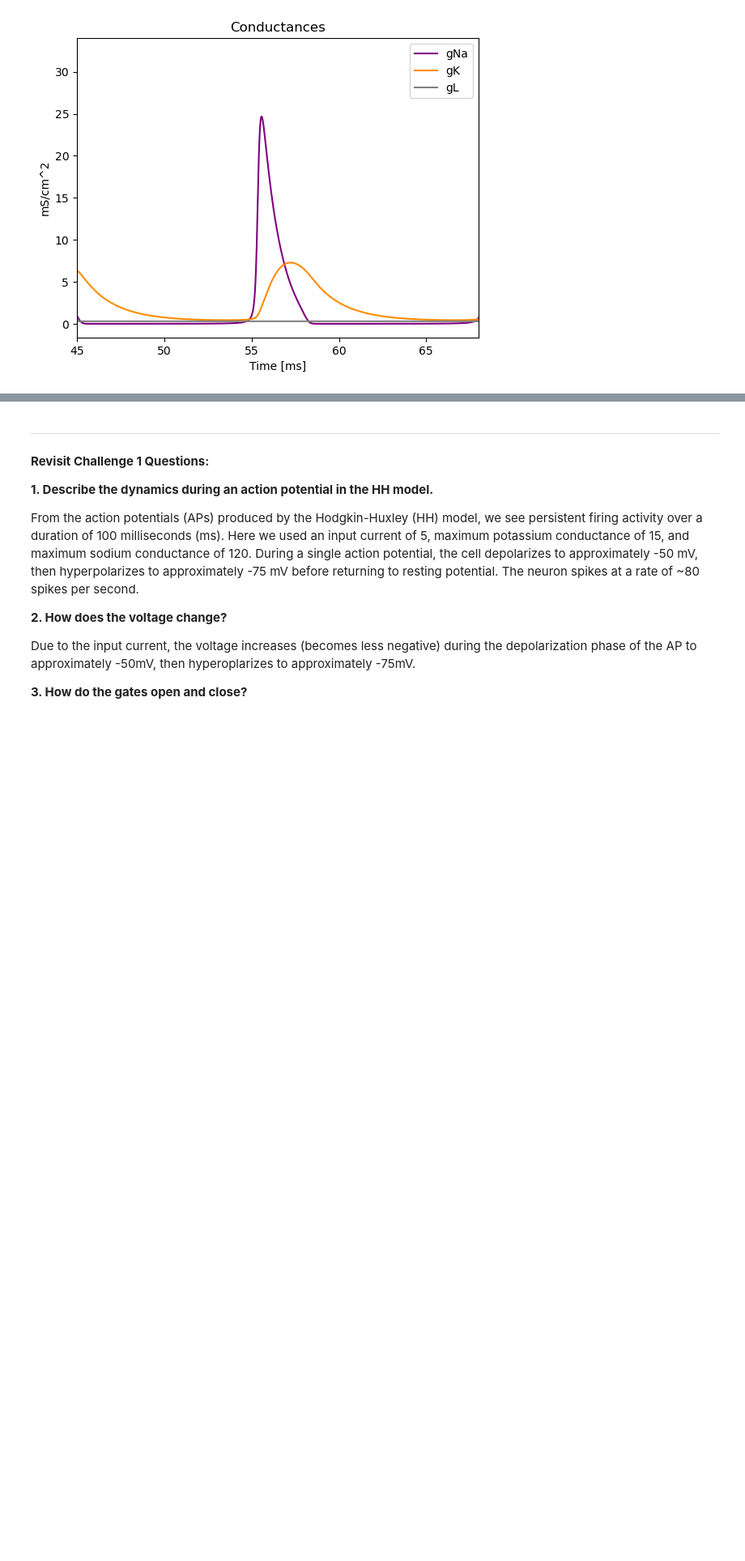
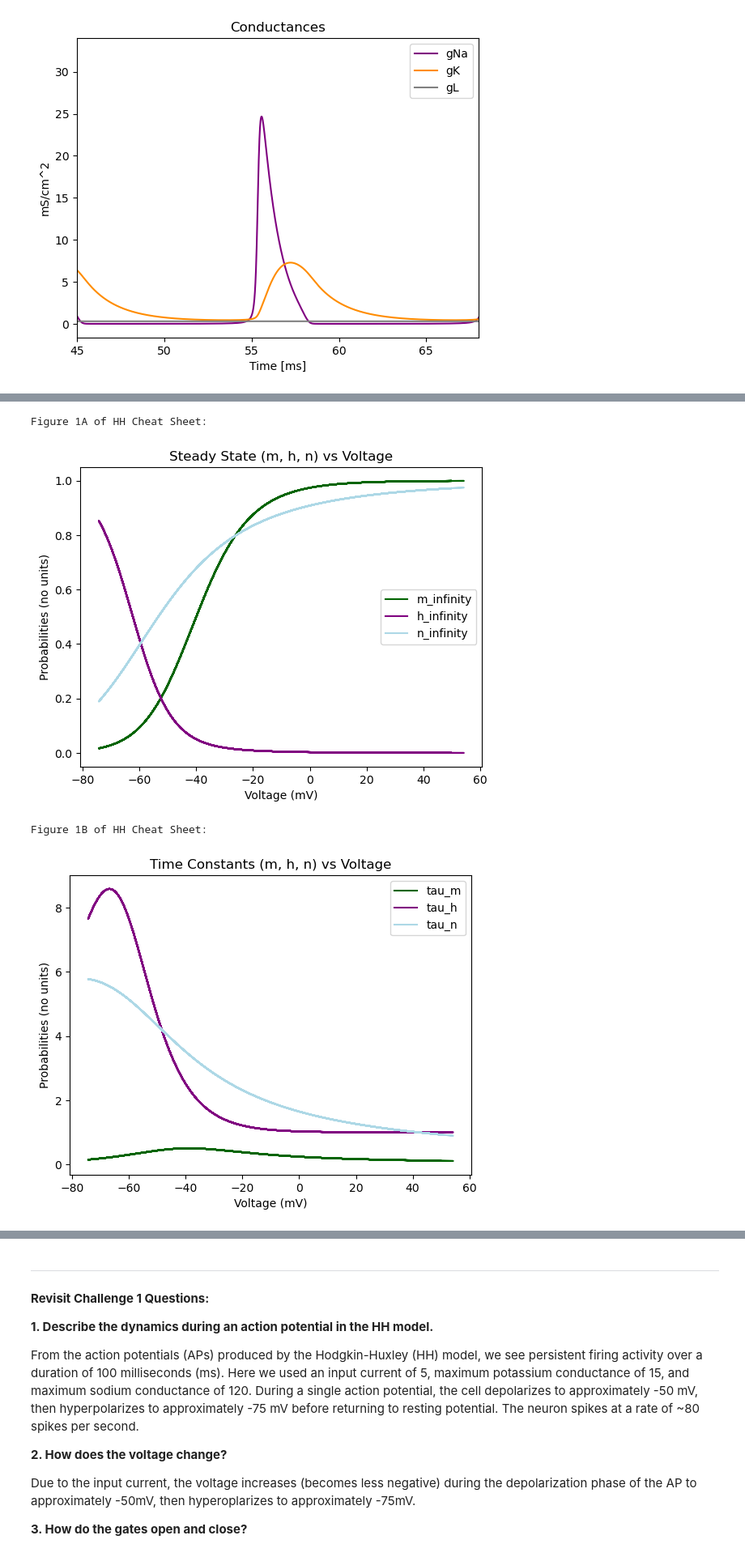
Before and after one commit to brittahn/CASMA665, a Jupyter notebook: Homeworks/AhnB_HW2-HH_CASMA665_F2024.ipynb, the cells around one changed output, grey strips where cells are left out. Shown at 81% size. Cells and saved outputs as stored; diff of their text form; code cells hidden in the pictures; blank space fills up the shorter version.

```diff
--- a/Homeworks/AhnB_HW2-HH_CASMA665_F2024.ipynb
+++ b/Homeworks/AhnB_HW2-HH_CASMA665_F2024.ipynb
@@ -207,0 +224,58 @@ plt.show()
+# %%
+# Bonus Problem
+
+# Figure 1A: plot the steady states
+
+m_inf=[]  # create an empty array for m steady state at varying voltages
+for v in V:  # use the voltages from the voltage array created in Challenge 1
+    m_inf.append((alphaM(v)/(alphaM(v)+betaM(v))))  # append the value of m_infinity for each voltage in the voltage array from Challenge 1
+
+h_inf=[]
+for v in V:
+    h_inf.append((alphaH(v)/(alphaH(v)+betaH(v))))
+
+n_inf=[]
+for v in V:
+    n_inf.append((alphaN(v)/(alphaN(v)+betaN(v))))
+
+# Plot Figure 1A
+plt.figure()
+print("Figure 1A of HH Cheat Sheet:")
+plt.title("Steady State (m, h, n) vs Voltage")
+plt.plot(V,m_inf, color="darkgreen", label='m_infinity')
+plt.plot(V,h_inf, color="purple", label='h_infinity')
+plt.plot(V,n_inf, color="lightblue", label='n_infinity')
+plt.ylabel("Probabilities (no units)")
+plt.xlabel("Voltage (mV)")
+plt.legend()
+plt.show()
+
+# Figure 1B
+tau_M=[]
+for v in V:
+    tau_M.append(1/(alphaM(v) + betaM(v)))
+
+tau_H=[]
+for v in V:
+    tau_H.append(1/(alphaH(v) + betaH(v)))
+
+tau_N=[]
+for v in V:
+    tau_N.append(1/(alphaN(v) + betaN(v)))
+
+# Plot Figure 1B
+plt.figure()
+print("Figure 1B of HH Cheat Sheet:")
+plt.title("Time Constants (m, h, n) vs Voltage")
+plt.ylabel("Probabilities (no units)")
+plt.xlabel("Voltage (mV)")
+plt.plot(V,tau_M, color="darkgreen", label='tau_m')
+plt.plot(V,tau_H, color="purple", label='tau_h')
+plt.plot(V,tau_N, color="lightblue", label='tau_n')
+plt.legend()
+plt.show()
+# %% [output]
+Figure 1A of HH Cheat Sheet:
+[figure, added]
+Figure 1B of HH Cheat Sheet:
+[figure, added]
```
Also changed, not shown: parts of 2 cells of this notebook, 1 other file.
